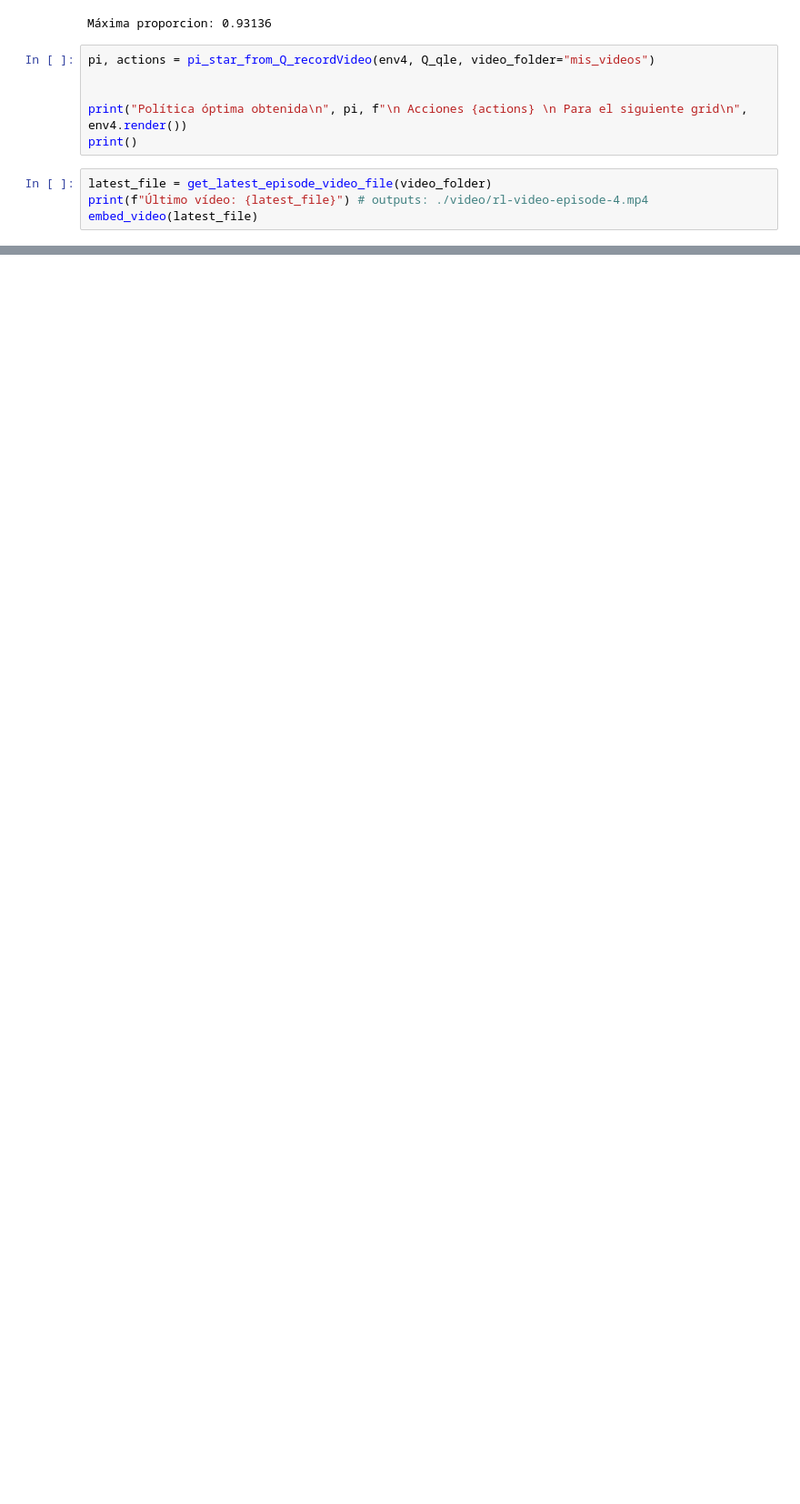
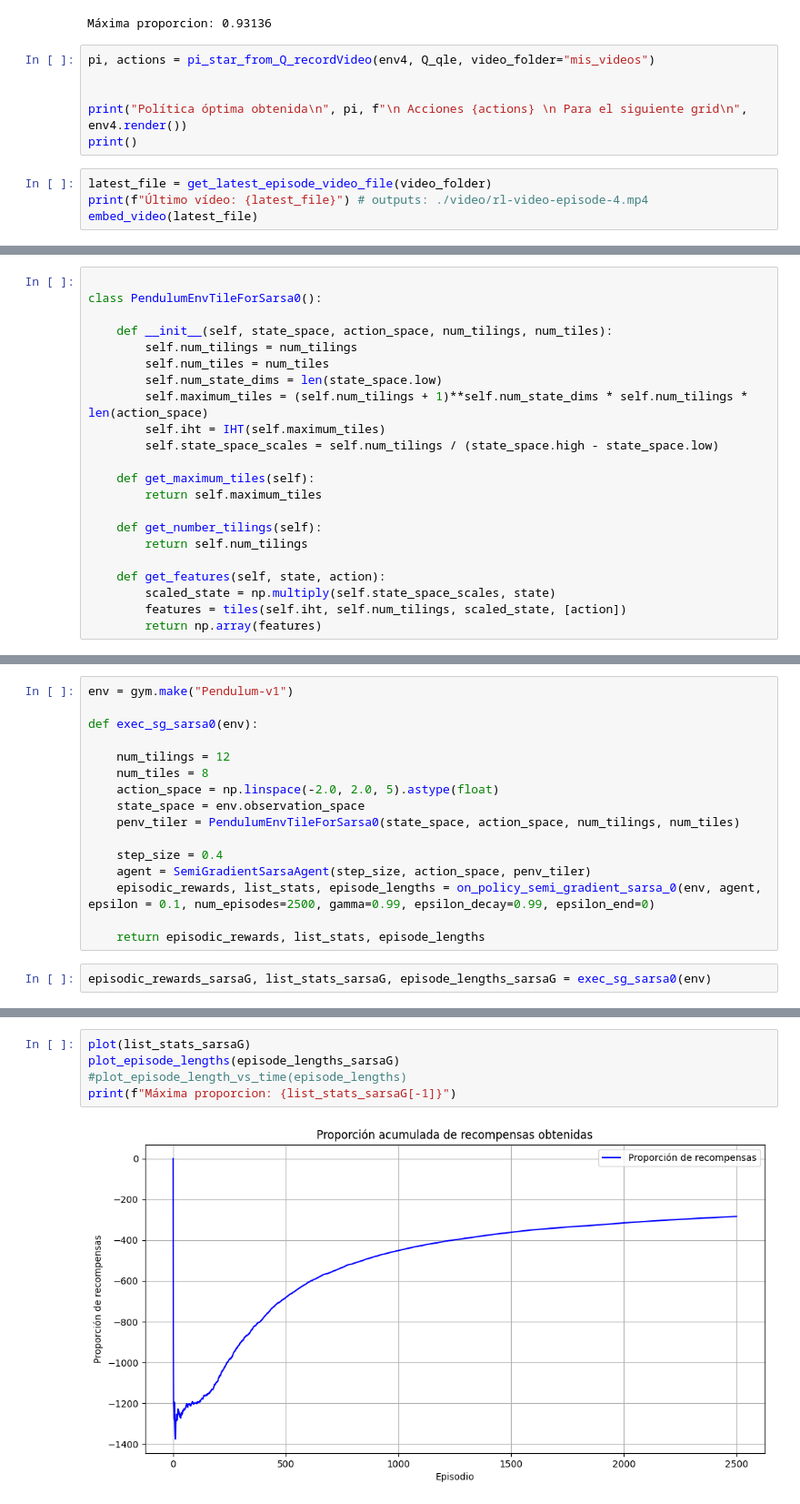
Before and after one commit to salvadeharo10/RL_DHBV, a Jupyter notebook: MonteCarloTodasLasVisitas.ipynb, the cells around one changed output, grey strips where cells are left out. Shown at 91% size. Saved outputs shown, nothing was run; the diff lists cells and outputs as text; blank space fills up the shorter version.

Commit message:
sarsa hecho

```diff
--- a/MonteCarloTodasLasVisitas.ipynb
+++ b/MonteCarloTodasLasVisitas.ipynb
@@ -1108,0 +1209,22 @@ embed_video(latest_file)
+# %%
+
+class PendulumEnvTileForSarsa0():
+
+    def __init__(self, state_space, action_space, num_tilings, num_tiles):
+        self.num_tilings = num_tilings
+        self.num_tiles = num_tiles
+        self.num_state_dims = len(state_space.low)
+        self.maximum_tiles = (self.num_tilings + 1)**self.num_state_dims * self.num_tilings * len(action_space)
+        self.iht = IHT(self.maximum_tiles)
+        self.state_space_scales = self.num_tilings / (state_space.high - state_space.low)
+
+    def get_maximum_tiles(self):
+        return self.maximum_tiles
+
+    def get_number_tilings(self):
+        return self.num_tilings
+
+    def get_features(self, state, action):
+        scaled_state = np.multiply(self.state_space_scales, state)
+        features = tiles(self.iht, self.num_tilings, scaled_state, [action])
+        return np.array(features)
@@ -1108,0 +1318,18 @@ embed_video(latest_file)
+# %%
+env = gym.make("Pendulum-v1")
+
+def exec_sg_sarsa0(env):
+
+    num_tilings = 12
+    num_tiles = 8
+    action_space = np.linspace(-2.0, 2.0, 5).astype(float)
+    state_space = env.observation_space
+    penv_tiler = PendulumEnvTileForSarsa0(state_space, action_space, num_tilings, num_tiles)
+
+    step_size = 0.4
+    agent = SemiGradientSarsaAgent(step_size, action_space, penv_tiler)
+    episodic_rewards, list_stats, episode_lengths = on_policy_semi_gradient_sarsa_0(env, agent, epsilon = 0.1, num_episodes=2500, gamma=0.99, epsilon_decay=0.99, epsilon_end=0)
+
+    return episodic_rewards, list_stats, episode_lengths
+# %%
+episodic_rewards_sarsaG, list_stats_sarsaG, episode_lengths_sarsaG = exec_sg_sarsa0(env)
@@ -1108,0 +1346,7 @@ embed_video(latest_file)
+# %%
+plot(list_stats_sarsaG)
+plot_episode_lengths(episode_lengths_sarsaG)
+#plot_episode_length_vs_time(episode_lengths)
+print(f"Máxima proporcion: {list_stats_sarsaG[-1]}")
+# %% [output]
+[figure, added]
```
Also changed, not shown: parts of 12 cells of this notebook.
